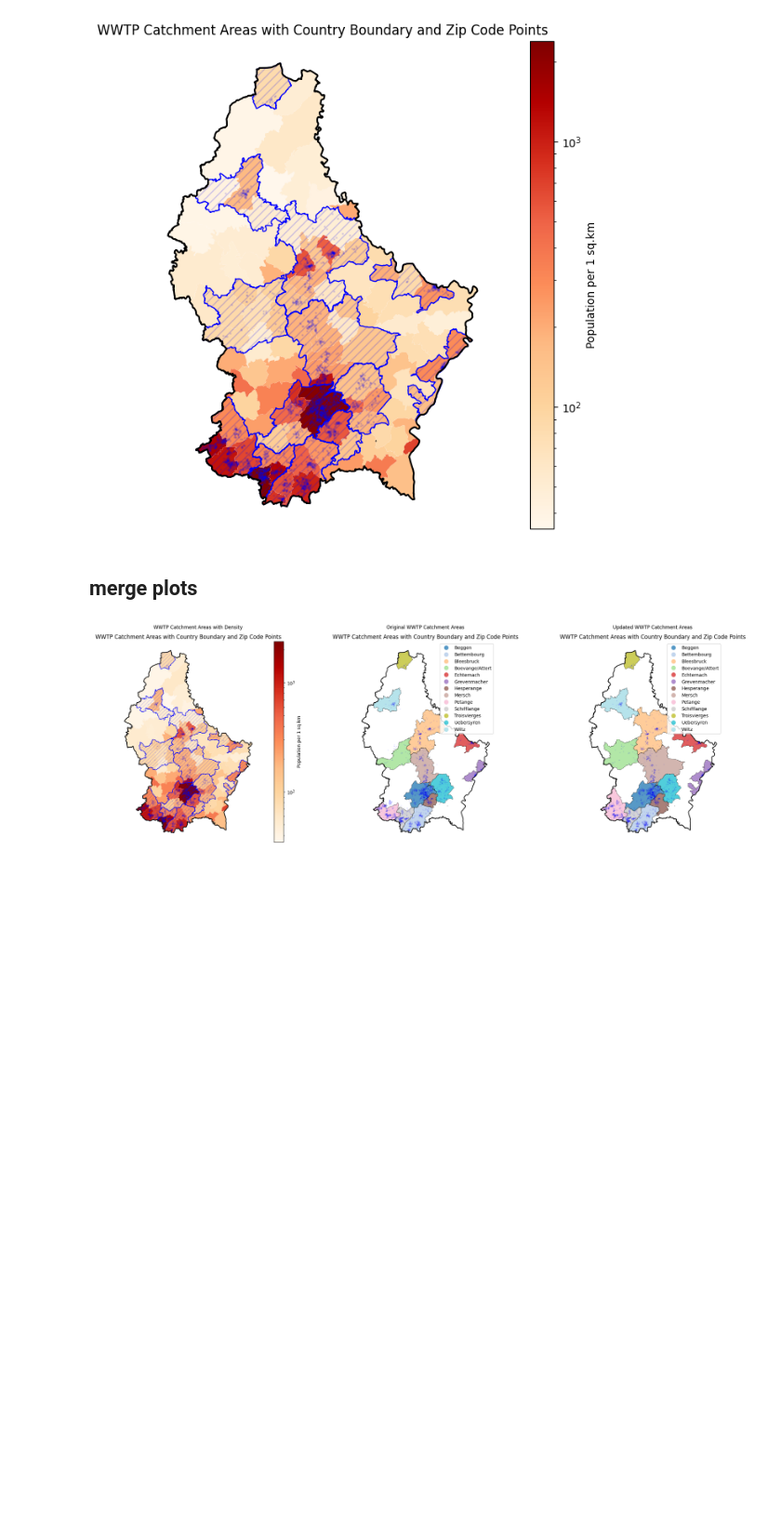
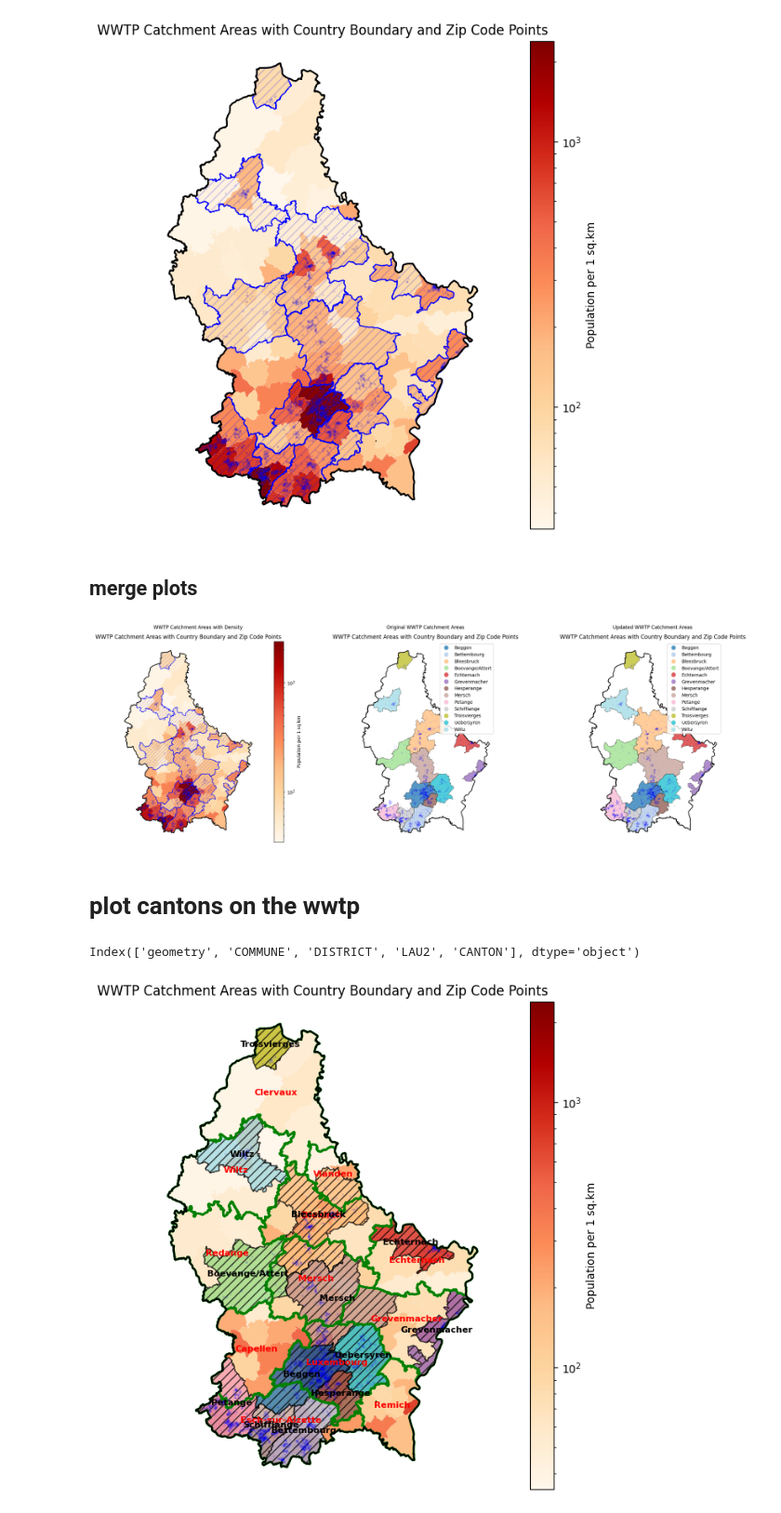
Before and after one commit to prasadadhav/experiments_with_leaflet_interactive_webmaps, a Jupyter notebook: geojson_editor.ipynb, the cells around one changed output. Shown at 93% size. Drawn from its saved outputs; the diff is of its cells as text; code cells hidden in the pictures; blank space fills up the shorter version.

Commit message:
updates for adding WWTP data

```diff
--- a/geojson_editor.ipynb
+++ b/geojson_editor.ipynb
@@ -15,3 +25,7 @@ cantons = communes.dissolve(by='CANTON', aggfunc='sum')
 # %%
 # Save the result to a new GeoJSON file
 cantons.to_file('data/cantons.geojson', driver='GeoJSON')
+# %%
+# Add a column named 'CANTON' and apply the name of each canton
+cantons['CANTON'] = cantons.index
+cantons.columns
@@ -522,3 +544,63 @@ plt.savefig('./images/WWTP_catchment_areas_comapare.png', dpi=300)
 plt.show()
 # %% [output]
 [figure]
+# %% [markdown]
+# plot cantons on the wwtp
+# %%
+cantons.columns
+# %% [output]
+Index(['geometry', 'COMMUNE', 'DISTRICT', 'LAU2', 'CANTON'], dtype='object')
+# %%
+# Plot both
+fig, ax = plt.subplots(figsize=(12, 8))
+
+# Plot WWTP catchments in color
+# dissolved.boundary.plot(ax=ax, cmap='tab20', hatch='///', color='blue', alpha=0.2, linewidth=0.1)
+# dissolved.boundary.plot(ax=ax, cmap='tab20', color='blue', alpha=1, linewidth=1)
+
+density.plot(ax=ax, column='Densité de', cmap='OrRd', alpha=1, legend=True, norm=LogNorm(),
+             legend_kwds={'label': "Population per 1 sq.km"})
+
+cantons.boundary.plot(ax=ax, color='green', linewidth=2)
+# cantons.plot(ax=ax, column='COMMUNE', linewidth=1, alpha=0.1, legend=True, edgecolor='red')
+
+# Add labels for each Canton area
+for idx, row in cantons.iterrows():
+    plt.annotate(text=row['CANTON'], xy=(row.geometry.centroid.x, row.geometry.centroid.y),
+                 horizontalalignment='center', fontsize=8, color='red', weight='bold')
+
+
+dissolved_mod.plot(ax=ax, column='WWTP', cmap='tab20',  hatch='///', alpha=0.75, legend=False, edgecolor='black', linewidth=1)
+
+# Add labels for each WWTP area
+for idx, row in dissolved_mod.iterrows():
+    plt.annotate(text=row['WWTP'], xy=(row.geometry.centroid.x, row.geometry.centroid.y),
+                 horizontalalignment='center', fontsize=8, color='black', weight='bold')
+
+# Overlay country boundary in bold black
+country.boundary.plot(ax=ax, color='black', linewidth=1.5)
+
+# Plot the zip code points (from the coordinates DataFrame)
+zip_points = gpd.GeoDataFrame(
+    zip_coordinates_df,
+    geometry=gpd.points_from_xy(zip_coordinates_df.longitude, zip_coordinates_df.latitude),
+    crs="EPSG:4326"
+)
+
+# Plot the points
+zip_points.plot(ax=ax, color='blue', markersize=1, alpha=0.1, label='Zip Code Points')
+
+# Add a legend and title
+# plt.legend()
+plt.title("WWTP Catchment Areas with Country Boundary and Zip Code Points")
+plt.axis("off")
+
+# Save the plot to a file
+# plt.savefig('./images/WWTP_catchment_areas_modified_w_zip_cantons.png', dpi=300)
+
+# Save the figure in a variable
+plot_bottom_left_w_zip_wwtp_mod_w_cant_w_density = fig
+
+plt.show()
+# %% [output]
+[figure, added]
```
Also changed, not shown: parts of 9 cells of this notebook, 8 other files.
